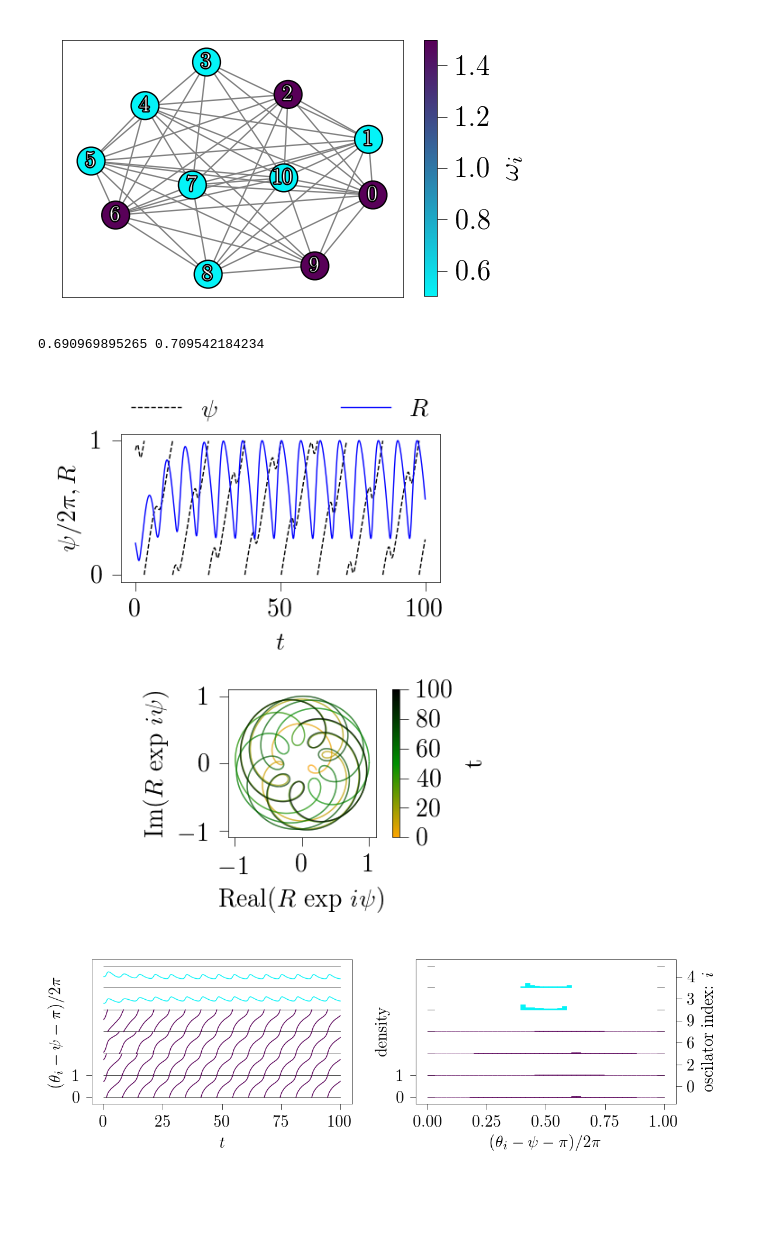
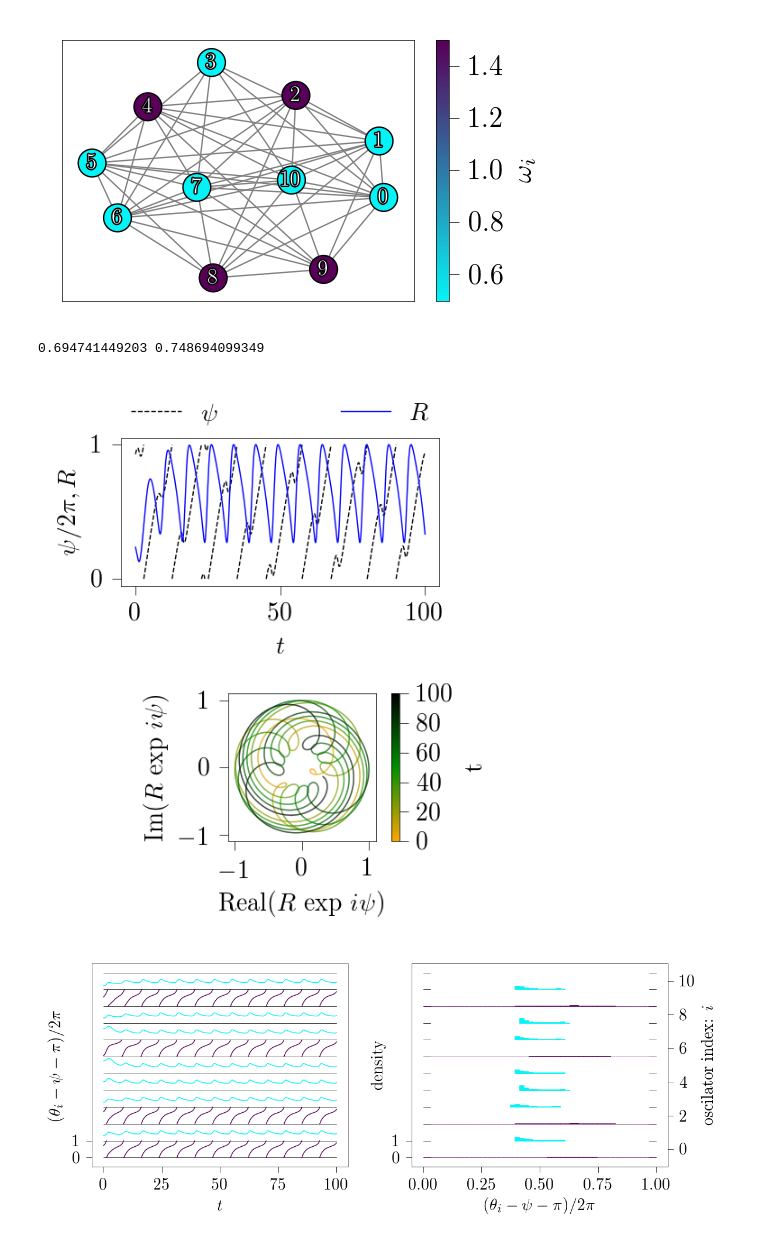
Before and after one commit to cbnfreitas/kuramoto_model_integrate_and_plot, a Jupyter notebook: run_integrate_measure_and_plot.ipynb, the cells around one changed output. Cells and saved outputs as stored; diff of their text form; code cells hidden in the pictures; blank space fills up the shorter version.

Commit message:
Example increasing coupling parameter

```diff
--- a/run_integrate_measure_and_plot.ipynb
+++ b/run_integrate_measure_and_plot.ipynb
@@ -16,23 +14,25 @@ import importlib
 # %%
 # Reading natural frequencies of vertices w and edges of the coupling graph E, and setting the kuramotoModel.
 
-w=np.loadtxt('parameters/N0011_C002.Freq')
+w=np.loadtxt('parameters/N0011_C001.Freq')
 E=np.loadtxt('parameters/N0011_ER002_001.Net')
-kuramotoModel=KuramotoModel(w, E, c = 0.3)
+kuramotoModel=KuramotoModel(w, E, c = 0.5)
 # %%
-plot_coupling_graph(E, w)
-plt.savefig("tex_example\\graph.pdf")
+fig, ax = plt.subplots(figsize=(one_column_figure_size * golden_ration,one_column_figure_size))
+plot_coupling_graph(E, w, ax)
+plt.tight_layout()
+# plt.savefig("tex_example\\graph.pdf")
 # %% [output]
-[figure, old version]
+[figure, new version]
 # %%
 theta0=np.loadtxt('parameters/N0011_R001.Ic')
 out=integrate_and_measure(kuramotoModel, theta0, tf=200)
 print(out['mean_r'], out['partial_sync'])
 t, theta, r, psi = unpack_print(out)
 # %% [output]
-0.690969895265 0.709542184234
+0.694741449203 0.748694099349
 # %%
-fig, ((ax1, ax2)) = plt.subplots(2, 1, figsize=( one_column_figure_size * golden_ration,3))
+fig, ((ax1, ax2)) = plt.subplots(2, 1, figsize=( 2.75, 3))
 
 tlim = [0, 100]
 plot_r_psi(t, r, psi, tlim = tlim, ax=ax1)
@@ -43,6 +43,6 @@ plot_r_exp_psi(t, r, psi, tlim = tlim, ax=ax2)
 
 plt.tight_layout()
 
-plt.savefig("tex_example\\orderParameter.pdf")
+# plt.savefig("tex_example\\orderParameter.pdf")
 # %% [output]
-[figure, old version]
+[figure, new version]
@@ -49,21 +52,21 @@ plt.savefig("tex_example\\orderParameter.pdf")
 # %%
-fig, ((ax1, ax2)) = plt.subplots(1, 2, figsize=(6,2))
-sel = [0, 2, 6, 9, 3, 4]
+fig, ((ax1, ax2)) = plt.subplots(1, 2, figsize=(6,2.5))
+# sel = [0, 2, 6, 9, 3, 4]
 
 plot_phase_minus_psi(t, theta, psi, tlim = [0,100],
                     color = frequency_to_color(w),
-                    sel = sel,
+#                     sel = sel,
                     shift_axis = True,
                     show_right_ax_labels = False,
                     ax = ax1)
 
 plot_phase_minus_psi_histogram(theta, psi,
                     color = frequency_to_color(w),
-                    sel = sel,
+#                     sel = sel,
                     shift_axis = True,
                     ax = ax2)
 
 plt.tight_layout()
-plt.savefig("tex_example\\phaseVariables.pdf")
+# plt.savefig("tex_example\\phaseVariables.pdf")
 # %% [output]
-[figure, old version]
+[figure, new version]
```
Also changed, not shown: parts of 7 cells of this notebook.
